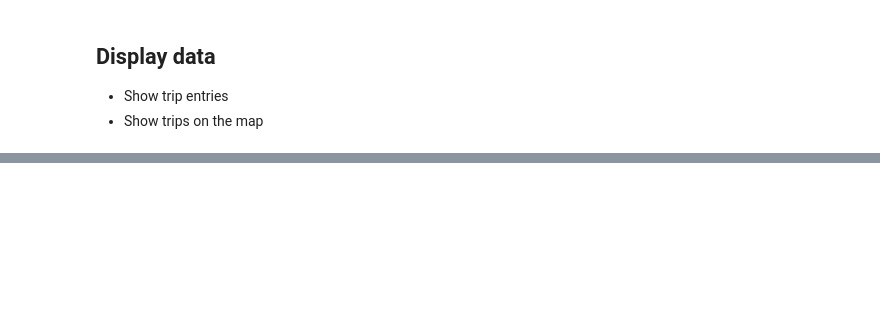
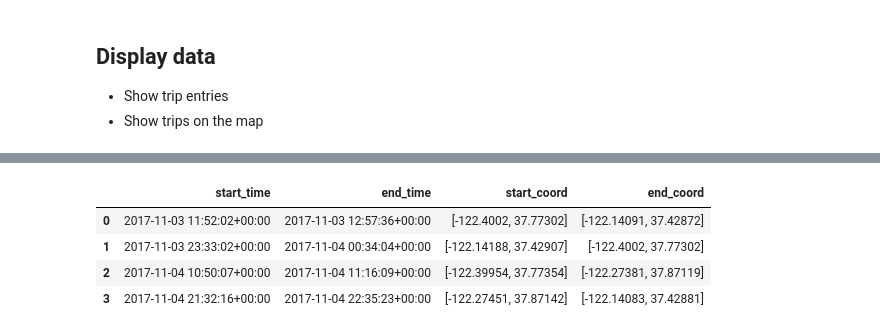
Before and after one commit to e-mission/e-mission-server, a Jupyter notebook: Data Generator - Demo.ipynb, the cells around one changed output, grey strips where cells are left out. Drawn from its saved outputs; the diff is of its cells as text; code cells hidden in the pictures; blank space fills up the shorter version.

```diff
--- a/Data Generator - Demo.ipynb
+++ b/Data Generator - Demo.ipynb
@@ -148,3 +170,7 @@ TypeError: &#039;NoneType&#039; object is not subscriptable
 ## Display data
 - Show trip entries
 - Show trips on the map
+# %%
+from uuid import UUID
+import arrow
+fake_user_id = UUID(fake_user._uuid)
@@ -150,0 +183,3 @@ TypeError: &#039;NoneType&#039; object is not subscriptable
+# %%
+print(fake_user_id)
+ts = esta.TimeSeries.get_time_series(fake_user_id)
@@ -150,0 +188,8 @@ TypeError: &#039;NoneType&#039; object is not subscriptable
+# %%
+# Raw trips
+rt_df = ts.get_data_df('segmentation/raw_trip', time_query=None)
+raw_trips = rt_df[["start_loc", "end_loc", "start_ts", "end_ts"]]
+raw_trips['start_time'] = raw_trips["start_ts"].apply(lambda x : arrow.get(x).format())
+raw_trips['end_time'] = raw_trips["end_ts"].apply(lambda x : arrow.get(x).format())
+raw_trips['end_coord'] = raw_trips["end_loc"].apply(lambda x : dict(x)['coordinates'])
+raw_trips['start_coord'] = raw_trips["start_loc"].apply(lambda x : dict(x)['coordinates'])
@@ -150,0 +217,8 @@ TypeError: &#039;NoneType&#039; object is not subscriptable
+# %%
+raw_trips[['start_time', 'end_time',"start_coord", "end_coord"]]
+# %% [output]
+|  | start_time | end_time | start_coord | end_coord |
+| 0 | 2017-11-03 11:52:02+00:00 | 2017-11-03 12:57:36+00:00 | [-122.4002, 37.77302] | [-122.14091, 37.42872] |
+| 1 | 2017-11-03 23:33:02+00:00 | 2017-11-04 00:34:04+00:00 | [-122.14188, 37.42907] | [-122.4002, 37.77302] |
+| 2 | 2017-11-04 10:50:07+00:00 | 2017-11-04 11:16:09+00:00 | [-122.39954, 37.77354] | [-122.27381, 37.87119] |
+| 3 | 2017-11-04 21:32:16+00:00 | 2017-11-04 22:35:23+00:00 | [-122.27451, 37.87142] | [-122.14083, 37.42881] |
```
Also changed, not shown: parts of 24 cells of this notebook.
